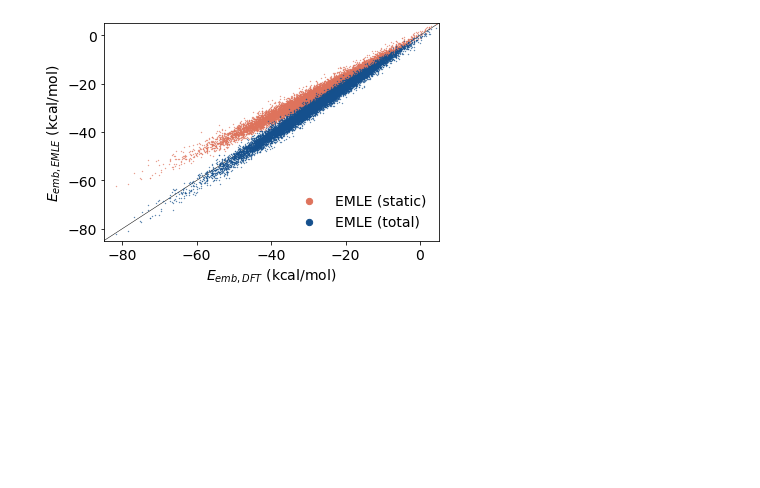
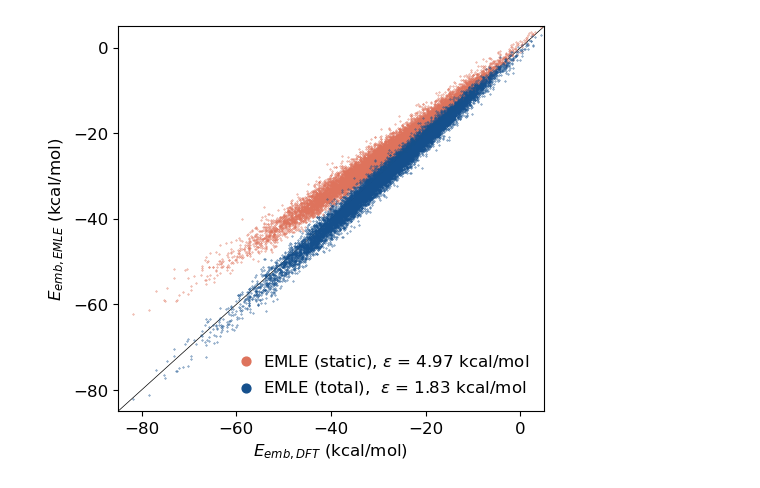
Before and after one commit to chemle/emle-engine-paper, a Jupyter notebook: figures/Fig4.ipynb, the cells around one changed output. Drawn from its saved outputs; the diff is of its cells as text; code cells hidden in the pictures; blank space fills up the shorter version.

Commit message:
Update figures

```diff
--- a/figures/Fig4.ipynb
+++ b/figures/Fig4.ipynb
@@ -3,9 +3,6 @@ import numpy as np
 import scipy.io
 
 import matplotlib.pyplot as plt
-
-plt.rc('figure', facecolor='w')
-plt.rc('font', size=14)
 # %%
 raw_data = scipy.io.loadmat(f'data/delta_emle_total.mat', squeeze_me=True)
 data = {k: v for k, v in raw_data.items() if hasattr(v, 'shape')}
@@ -15,16 +18,26 @@ E_total_emle = data['E_static_emle'] + data['E_induced_emle']
 # %%
 BLUE = "#15508d"
 RED = "#de735c"
 
-plt.scatter(E_total_dft, data['E_static_emle'], s=0.1, label='EMLE (static)', c=RED)
-plt.scatter(E_total_dft, E_total_emle, s=0.1, label='EMLE (total)', c=BLUE)
-plt.plot([-85, 5], [-85, 5], c='black', linewidth=0.5, zorder=-2)
-plt.xlim([-85,5])
-plt.ylim([-85,5])
-plt.xlabel('$E_{emb, DFT}$ (kcal/mol)')
-plt.ylabel('$E_{emb, EMLE}$ (kcal/mol)')
-plt.legend(markerscale=20, loc='lower right', frameon=False)
+ticks = np.arange(-80, 10, 20)
+
+plt.rc('figure', facecolor='w')
+plt.rc('font', size=12)
+
+fig, ax = plt.subplots(figsize=(5.5, 5))
+ax.scatter(E_total_dft, data['E_static_emle'], s=0.1,
+            label=f'EMLE (static), $\epsilon$ = {err_static:4.2f} kcal/mol', c=RED)
+ax.scatter(E_total_dft, E_total_emle, s=0.1,
+            label=f'EMLE (total),  $\epsilon$ = {err_total:4.2f} kcal/mol', c=BLUE)
+ax.plot([-85, 5], [-85, 5], c='black', linewidth=0.5, zorder=-2)
+ax.set_xlim([-85,5])
+ax.set_xticks(ticks)
+ax.set_yticks(ticks)
+ax.set_ylim([-85,5])
+ax.set_xlabel('$E_{emb, DFT}$ (kcal/mol)')
+ax.set_ylabel('$E_{emb, EMLE}$ (kcal/mol)')
+plt.legend(markerscale=20, loc='lower right', frameon=False, handletextpad=0.)
 plt.savefig('Fig4.png', dpi=300, bbox_inches='tight')
 plt.show()
 # %% [output]
-[figure, old version]
+[figure, new version]
```
Also changed, not shown: parts of 1 cell of this notebook, 7 other files.
